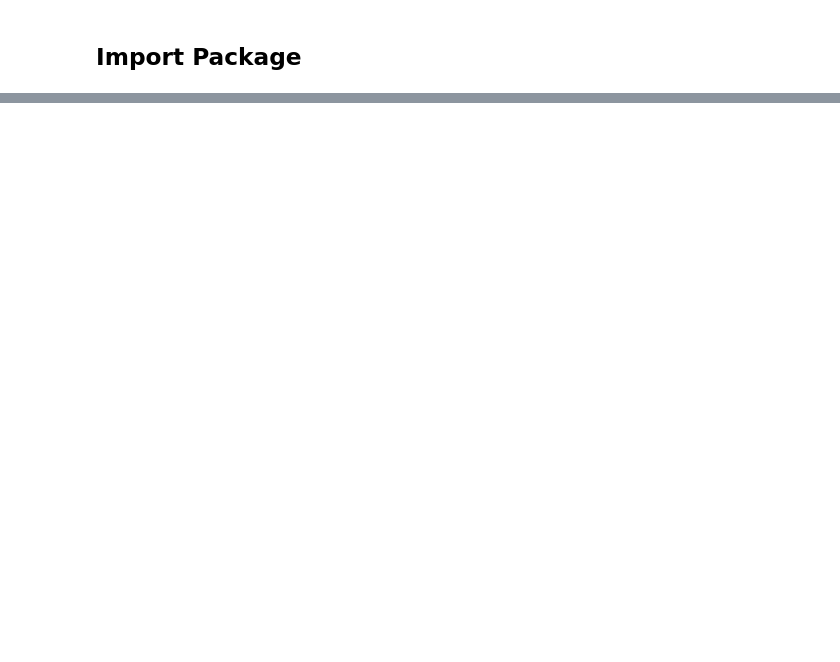
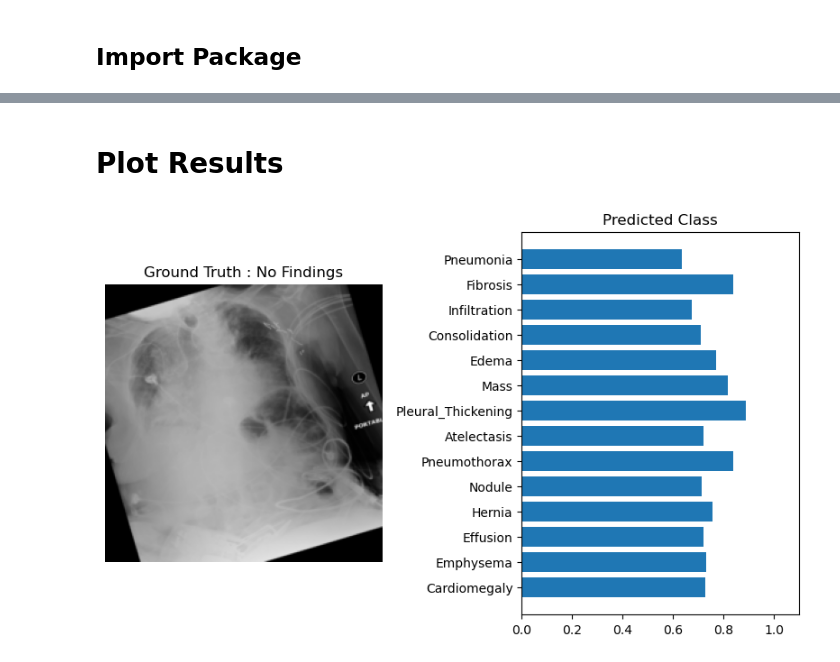
Before and after one commit to HongYongGi/x-ray-classification, a Jupyter notebook: N01_data_analysis.ipynb, the cells around one changed output, grey strips where cells are left out. Drawn from its saved outputs; the diff is of its cells as text; code cells hidden in the pictures; blank space fills up the shorter version.

```diff
--- a/N01_data_analysis.ipynb
+++ b/N01_data_analysis.ipynb
@@ -67,0 +252,12 @@ data.iloc[:,1:].sum().plot.barh()
+# %%
+trainloader = DataLoader(trainset,
+                         batch_size = 640,
+                         shuffle = True)
+
+validloader = DataLoader(validset,
+                         batch_size = 320,
+                         shuffle = False)
+
+testloader = DataLoader(testset,
+                        batch_size = 320,
+                        shuffle = True)
@@ -67,0 +267,24 @@ data.iloc[:,1:].sum().plot.barh()
+# %%
+
+base_model = models.resnet18()
+for param in base_model.parameters():
+    param.requires_grad = False
+
+base_model.fc = nn.Sequential(
+    nn.Linear(512, 14),
+    nn.Sigmoid()
+)
+
+base_model.to(device)
+optimizer = optim.Adam(base_model.parameters(),lr = 0.0001)
+# %%
+optimizer = optim.Adam(base_model.parameters(),lr = 0.0001)
+
+schedular = optim.lr_scheduler.ReduceLROnPlateau(optimizer,
+                                                 factor = 0.1,
+                                                 patience = 4)
+epochs = 300
+valid_loss_min = np.Inf
+# %%
+base_neg_weights = np.zeros(neg_weights.shape)
+base_pos_weights = np.ones(pos_weights.shape)
@@ -67,0 +410,10 @@ data.iloc[:,1:].sum().plot.barh()
+# %% [markdown]
+# Plot Results
+# %%
+image,label = testset[123]
+
+ps = base_model(image.unsqueeze(0).to(device))
+
+view_classify(image,ps,label)
+# %% [output]
+[figure, added]
```
Also changed, not shown: parts of 51 cells of this notebook.
